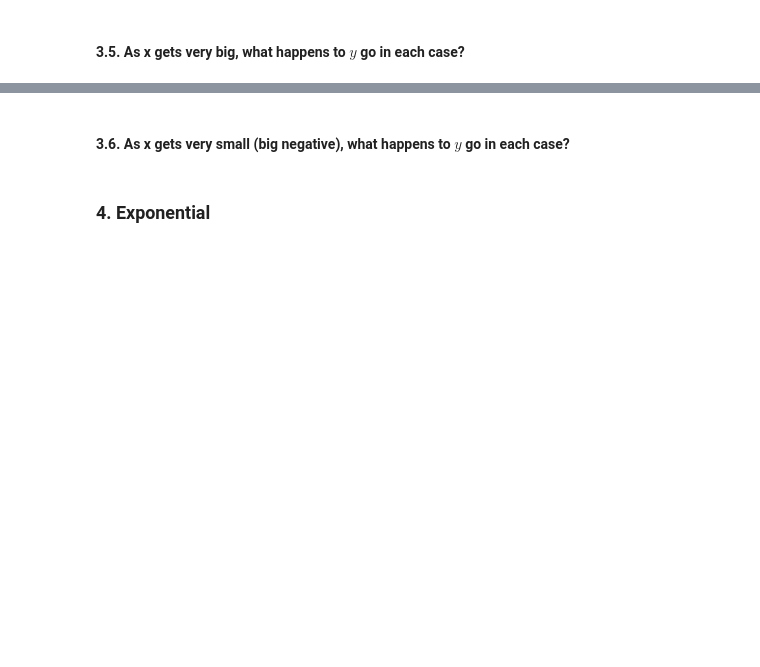
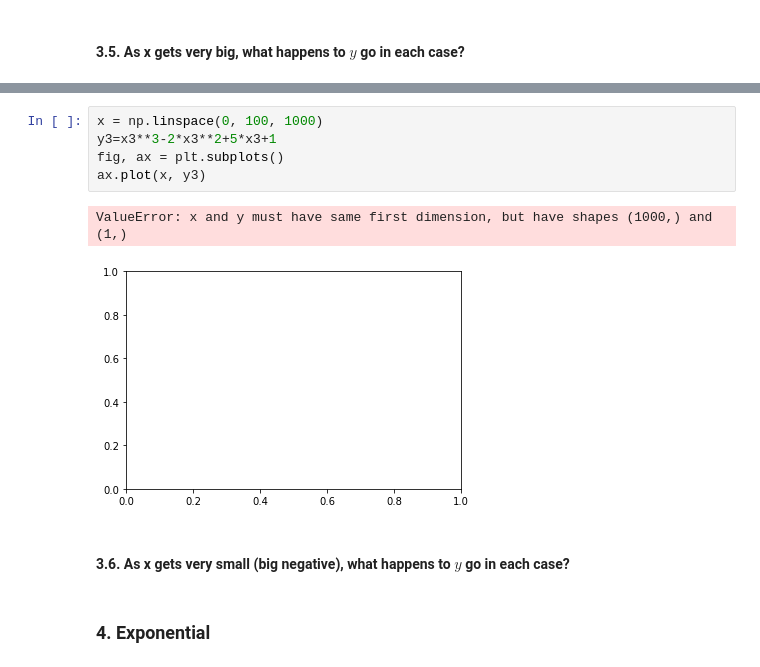
Before and after one commit to Ironhack-Data-Madrid-Febrero-2021/lab-math-refresher-master, a Jupyter notebook: your-code/main.ipynb, the cells around one changed output, grey strips where cells are left out. Drawn from its saved outputs; the diff is of its cells as text; blank space fills up the shorter version.

```diff
--- a/your-code/main.ipynb
+++ b/your-code/main.ipynb
@@ -334,3 +362,11 @@ y2=-10
+# %%
+x = np.linspace(0, 100, 1000)
+y3=x3**3-2*x3**2+5*x3+1
+fig, ax = plt.subplots()
+ax.plot(x, y3)
+# %% [output]
+ValueError: x and y must have same first dimension, but have shapes (1000,) and (1,)
+[figure, added]
 # %% [markdown]
 #### 3.6. As x gets very small (big negative), what happens to $y$ go in each case?
 # %% [markdown]
```
Also changed, not shown: parts of 35 cells of this notebook.
